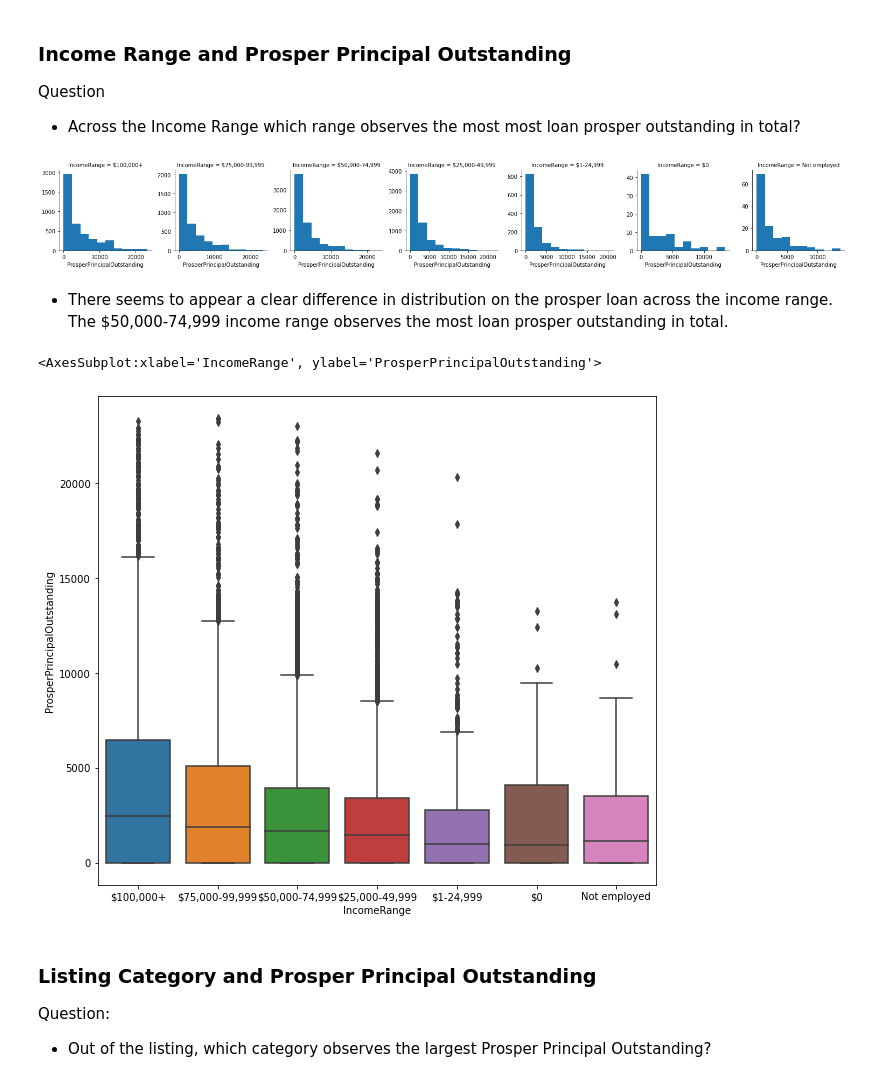
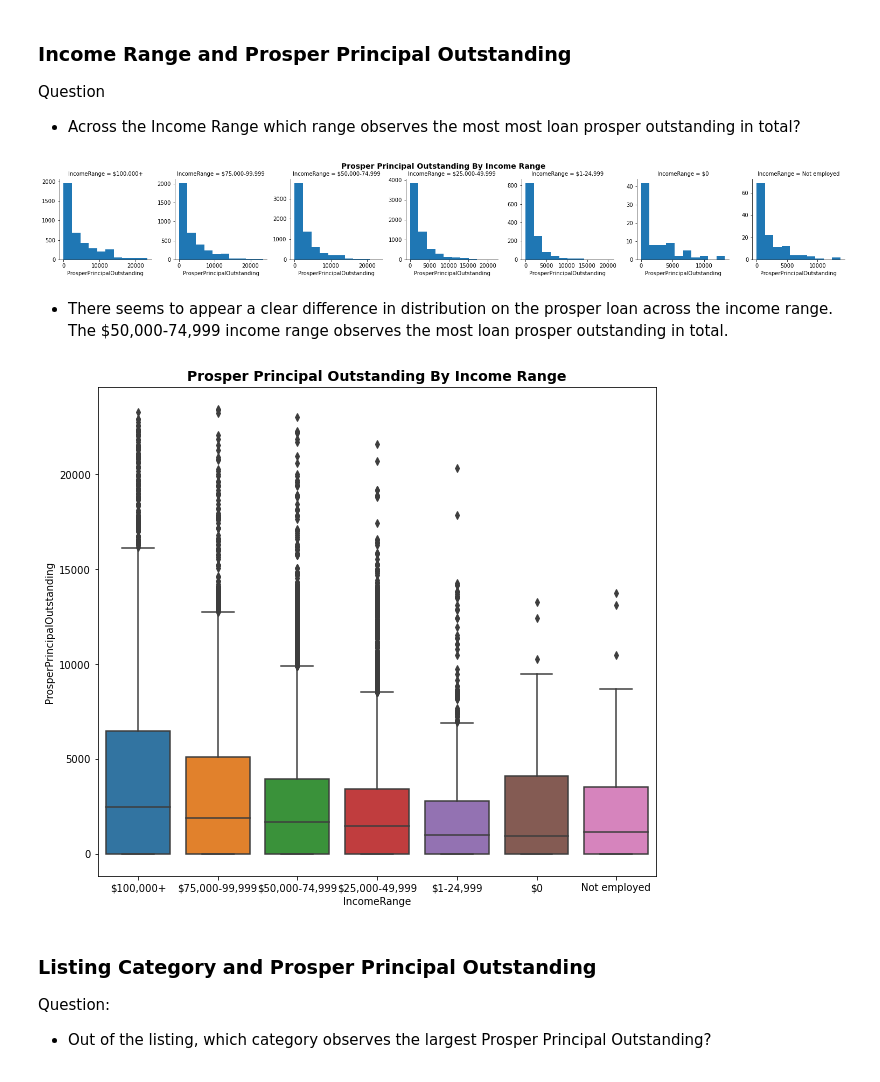
Before and after one commit to minhtutruong712/Loan-Prosper_Data-Visualization, a Jupyter notebook: Part_I_exploration_template.ipynb, the cells around one changed output. Drawn from its saved outputs; the diff is of its cells as text; code cells hidden in the pictures.

```diff
--- a/Part_I_exploration_template.ipynb
+++ b/Part_I_exploration_template.ipynb
@@ -247,19 +257,24 @@ Question
 # %%
  # facegrid plot to see quickly the range outstanding in each category
 g = sb.FacetGrid(data = data, col = 'IncomeRange', col_wrap=7, sharey=False, sharex=False)
+# g.fig.set_size_inches(14,6);
+g.map(plt.hist, 'ProsperPrincipalOutstanding');
 
-g.map(plt.hist, 'ProsperPrincipalOutstanding');
+
+plt.suptitle("Prosper Principal Outstanding by Income Range".title(), y = 1.025, fontsize = 14, weight = "bold");
 # %% [output]
-[figure, old version]
+[figure, new version]
 # %% [markdown]
 - There seems to appear a clear difference in distribution on the prosper loan across the income range. The $50,000-74,999 income range observes the most loan prosper outstanding in total.
 # %%
 # plot box plot to see the largest principal outstanding lies in which range
 plt.figure(figsize=(10,9))
 sb.boxplot(data=data, x='IncomeRange', y='ProsperPrincipalOutstanding')
+
+
+plt.title("Prosper Principal Outstanding by Income Range".title(), y = 1, fontsize = 14, weight = "bold");
 # %% [output]
-<AxesSubplot:xlabel='IncomeRange', ylabel='ProsperPrincipalOutstanding'>
-[figure, old version]
+[figure, new version]
 # %% [markdown]
 ### Listing Category and Prosper Principal Outstanding
 Question:
```
Also changed, not shown: parts of 11 cells of this notebook.
